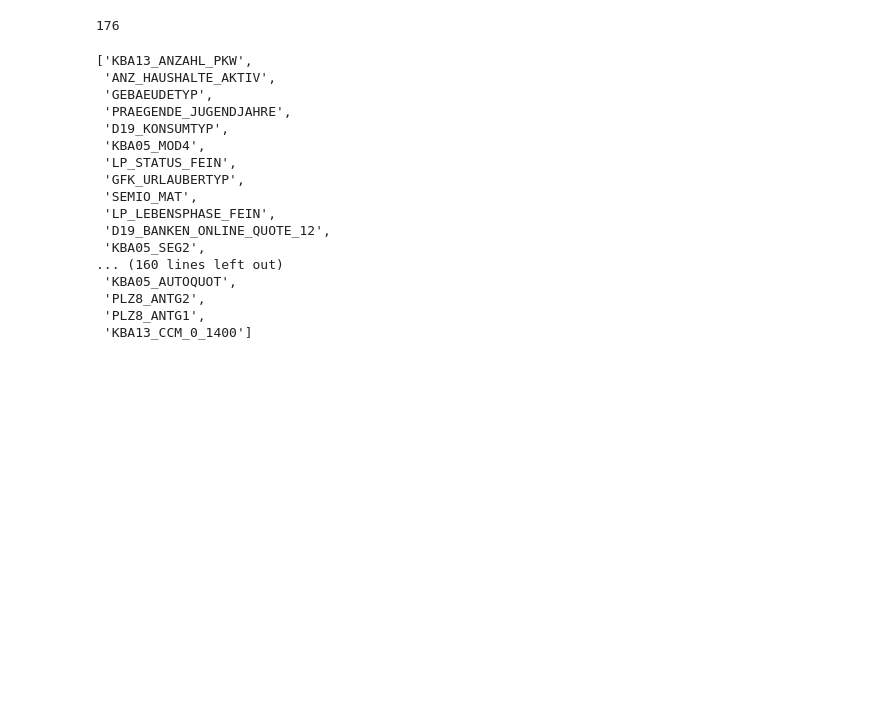
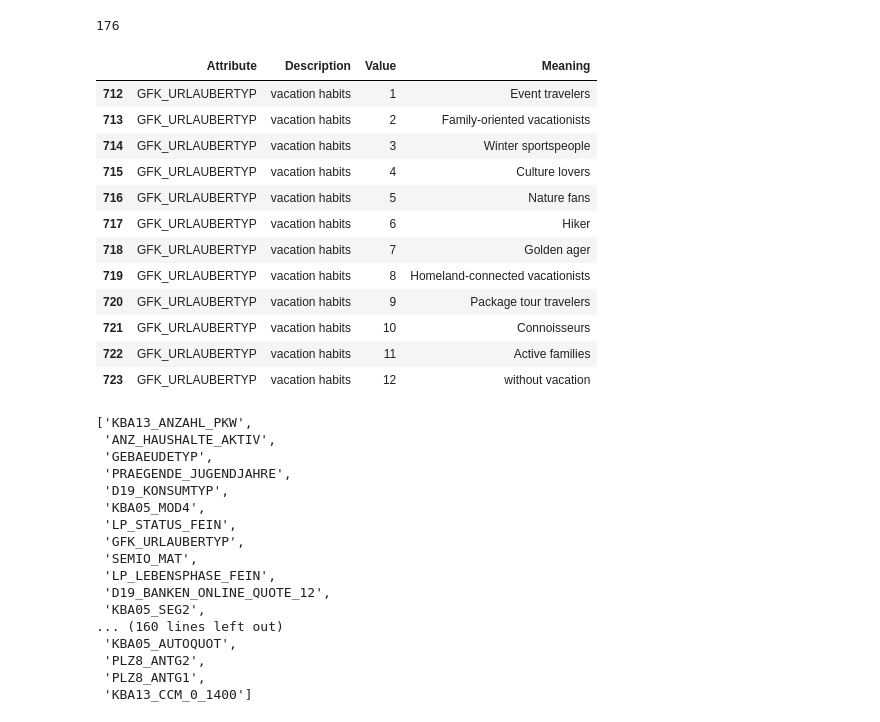
Before and after one commit to Dave643/Arvato_Customer_Segmentation, a Jupyter notebook: Arvato Project Workbook.ipynb, the cells around one changed output. Cells and saved outputs as stored; diff of their text form; code cells hidden in the pictures; blank space fills up the shorter version.

```diff
--- a/Arvato Project Workbook.ipynb
+++ b/Arvato Project Workbook.ipynb
@@ -770,4 +770,23 @@ sums_now
 len(sums_now)
 # %% [output]
 176
+# %%
+# Exploration of interseting columns finding meaning in the score:
+# Finding out what data is held in these columns, use this.
+meaning = attributes_df[attributes_df['Attribute'] == 'GFK_URLAUBERTYP']
+meaning
+# %% [output]
+|  | Attribute | Description | Value | Meaning |
+| 712 | GFK_URLAUBERTYP | vacation habits | 1 | Event travelers |
+| 713 | GFK_URLAUBERTYP | vacation habits | 2 | Family-oriented vacationists |
+| 714 | GFK_URLAUBERTYP | vacation habits | 3 | Winter sportspeople |
+| 715 | GFK_URLAUBERTYP | vacation habits | 4 | Culture lovers |
+| 716 | GFK_URLAUBERTYP | vacation habits | 5 | Nature fans |
+| 717 | GFK_URLAUBERTYP | vacation habits | 6 | Hiker |
+| 718 | GFK_URLAUBERTYP | vacation habits | 7 | Golden ager |
+| 719 | GFK_URLAUBERTYP | vacation habits | 8 | Homeland-connected vacationists |
+| 720 | GFK_URLAUBERTYP | vacation habits | 9 | Package tour travelers |
+| 721 | GFK_URLAUBERTYP | vacation habits | 10 | Connoisseurs |
+| 722 | GFK_URLAUBERTYP | vacation habits | 11 | Active families |
+| 723 | GFK_URLAUBERTYP | vacation habits | 12 | without vacation |
 # %%
```
Also changed, not shown: parts of 1 cell of this notebook.
